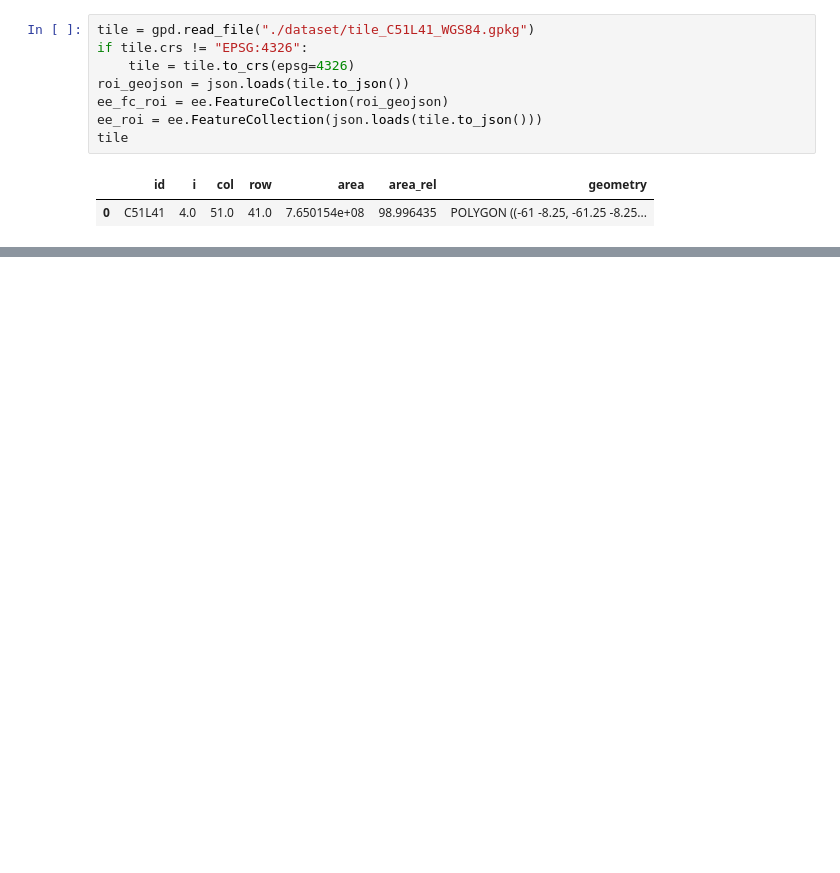
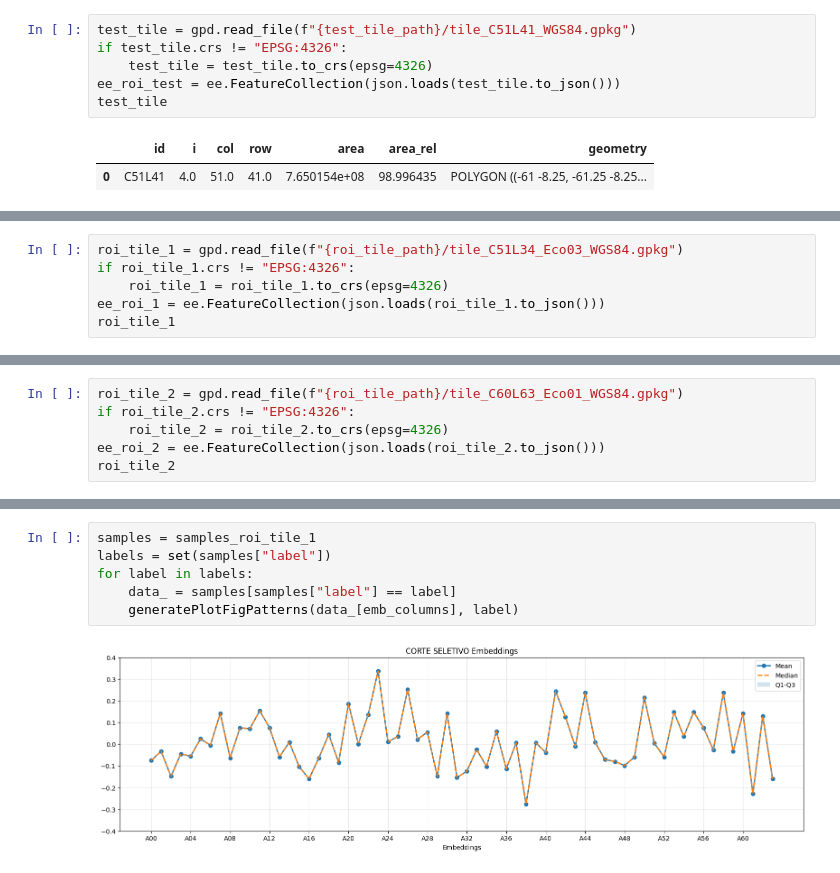
Before and after one commit to AbnerErnaniADSFatec/analise-disturbios-gfm, a Jupyter notebook: 3_alphaearth.ipynb, the cells around one changed output, grey strips where cells are left out. Drawn from its saved outputs; the diff is of its cells as text; blank space fills up the shorter version.

```diff
--- a/3_alphaearth.ipynb
+++ b/3_alphaearth.ipynb
@@ -28,11 +48,9 @@ Successfully saved authorization token.
 # %%
-tile = gpd.read_file("./dataset/tile_C51L41_WGS84.gpkg")
-if tile.crs != "EPSG:4326":
-    tile = tile.to_crs(epsg=4326)
-roi_geojson = json.loads(tile.to_json())
-ee_fc_roi = ee.FeatureCollection(roi_geojson)
-ee_roi = ee.FeatureCollection(json.loads(tile.to_json()))
-tile
+test_tile = gpd.read_file(f"{test_tile_path}/tile_C51L41_WGS84.gpkg")
+if test_tile.crs != "EPSG:4326":
+    test_tile = test_tile.to_crs(epsg=4326)
+ee_roi_test = ee.FeatureCollection(json.loads(test_tile.to_json()))
+test_tile
 # %% [output]
 |  | id | i | col | row | area | area_rel | geometry |
 | 0 | C51L41 | 4.0 | 51.0 | 41.0 | 7.650154e+08 | 98.996435 | POLYGON ((-61 -8.25, -61.25 -8.25... |
@@ -105,0 +57,6 @@ Map
+# %%
+roi_tile_1 = gpd.read_file(f"{roi_tile_path}/tile_C51L34_Eco03_WGS84.gpkg")
+if roi_tile_1.crs != "EPSG:4326":
+    roi_tile_1 = roi_tile_1.to_crs(epsg=4326)
+ee_roi_1 = ee.FeatureCollection(json.loads(roi_tile_1.to_json()))
+roi_tile_1
@@ -105,0 +66,6 @@ Map
+# %%
+roi_tile_2 = gpd.read_file(f"{roi_tile_path}/tile_C60L63_Eco01_WGS84.gpkg")
+if roi_tile_2.crs != "EPSG:4326":
+    roi_tile_2 = roi_tile_2.to_crs(epsg=4326)
+ee_roi_2 = ee.FeatureCollection(json.loads(roi_tile_2.to_json()))
+roi_tile_2
@@ -341,0 +436,8 @@ for label in labels:
+# %%
+samples = samples_roi_tile_1
+labels = set(samples["label"])
+for label in labels:
+    data_ = samples[samples["label"] == label]
+    generatePlotFigPatterns(data_[emb_columns], label)
+# %% [output]
+[figure, added]
```
Also changed, not shown: parts of 18 cells of this notebook, 27 other files.
